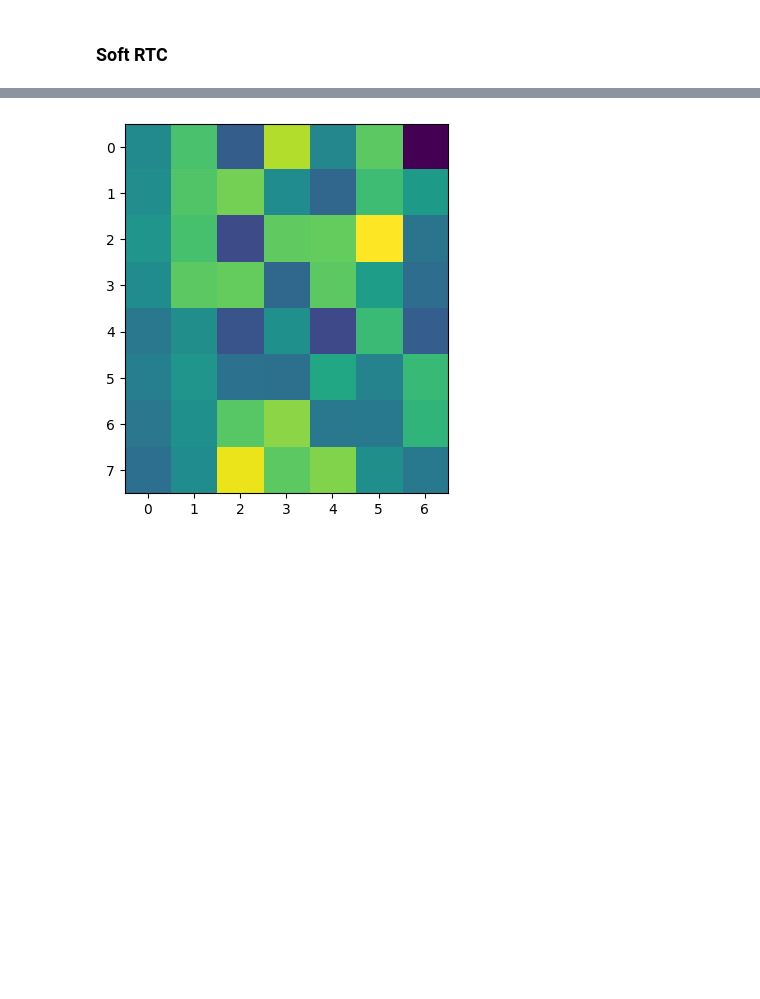
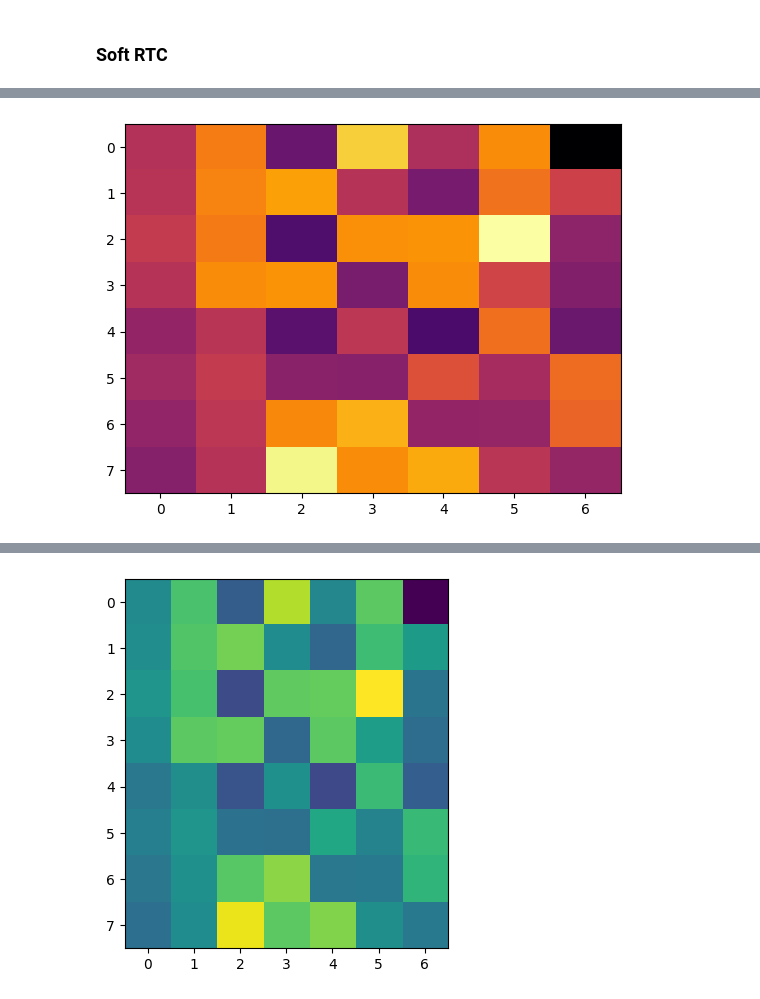
Before and after one commit to ellenle3/pyRTC-IRTF, a Jupyter notebook: IRTF/felixsim.ipynb, the cells around one changed output, grey strips where cells are left out. Saved outputs shown, nothing was run; the diff lists cells and outputs as text; code cells hidden in the pictures; blank space fills up the shorter version.

```diff
--- a/IRTF/felixsim.ipynb
+++ b/IRTF/felixsim.ipynb
@@ -393,3 +458,9 @@ loop.saveIM("/Users/ellenlee/Documents/pyRTC-IRTF/IRTF/calib/imat/felixsim.20260
+# %%
+#loop.loadIM("/home/felix/src/pyrtc/pyRTC-IRTF/IRTF/calib/imat/imat.20260527.docrime.npy")
+loop.loadIM("/home/felix/src/pyrtc/pyRTC-IRTF/IRTF/calib/imat/imat.poke.20251002.c.npy")
+loop.plotIM()
+# %% [output]
+[figure, added]
 # %%
 loop.plotIM()
 # %% [output]
```
Also changed, not shown: parts of 68 cells of this notebook, 28 other files.
